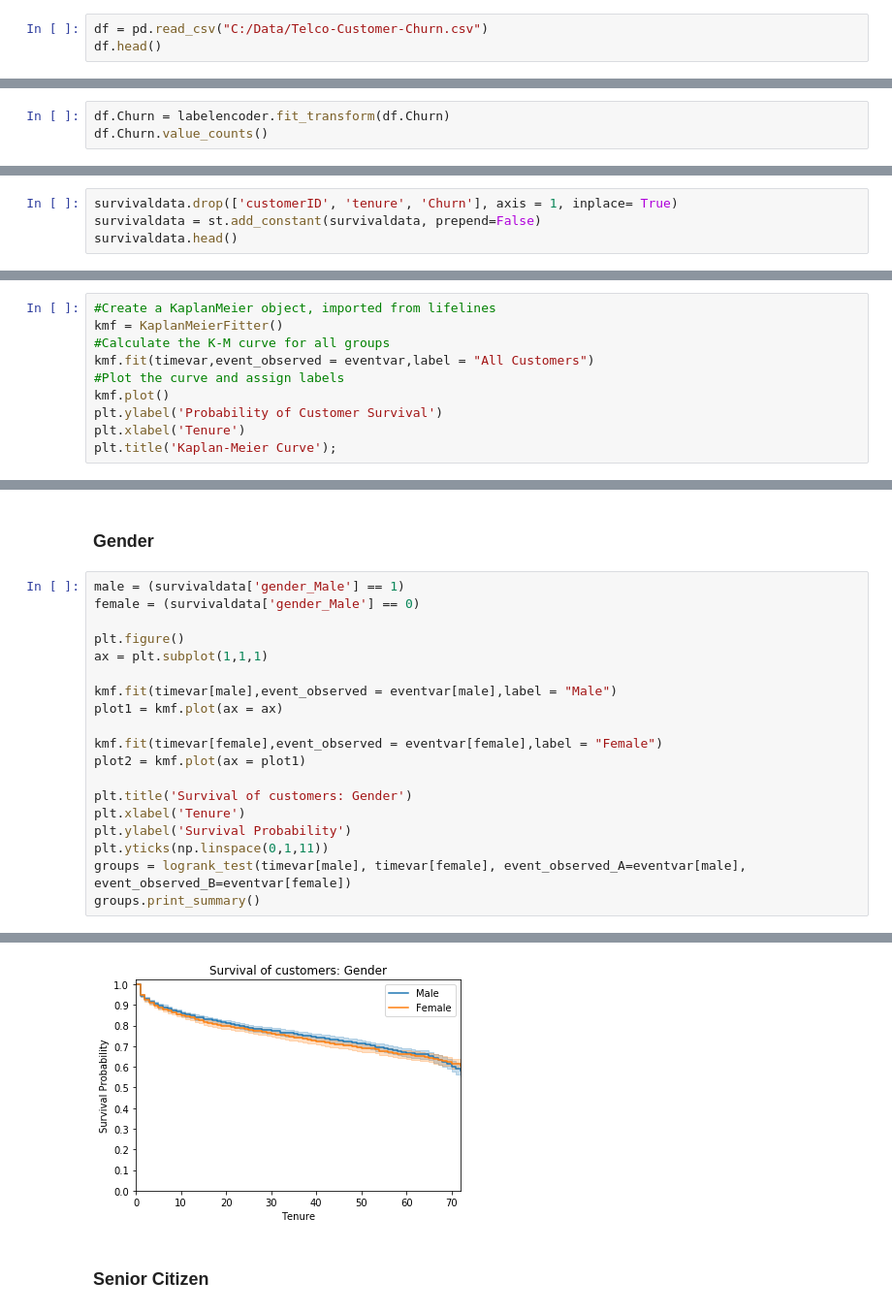
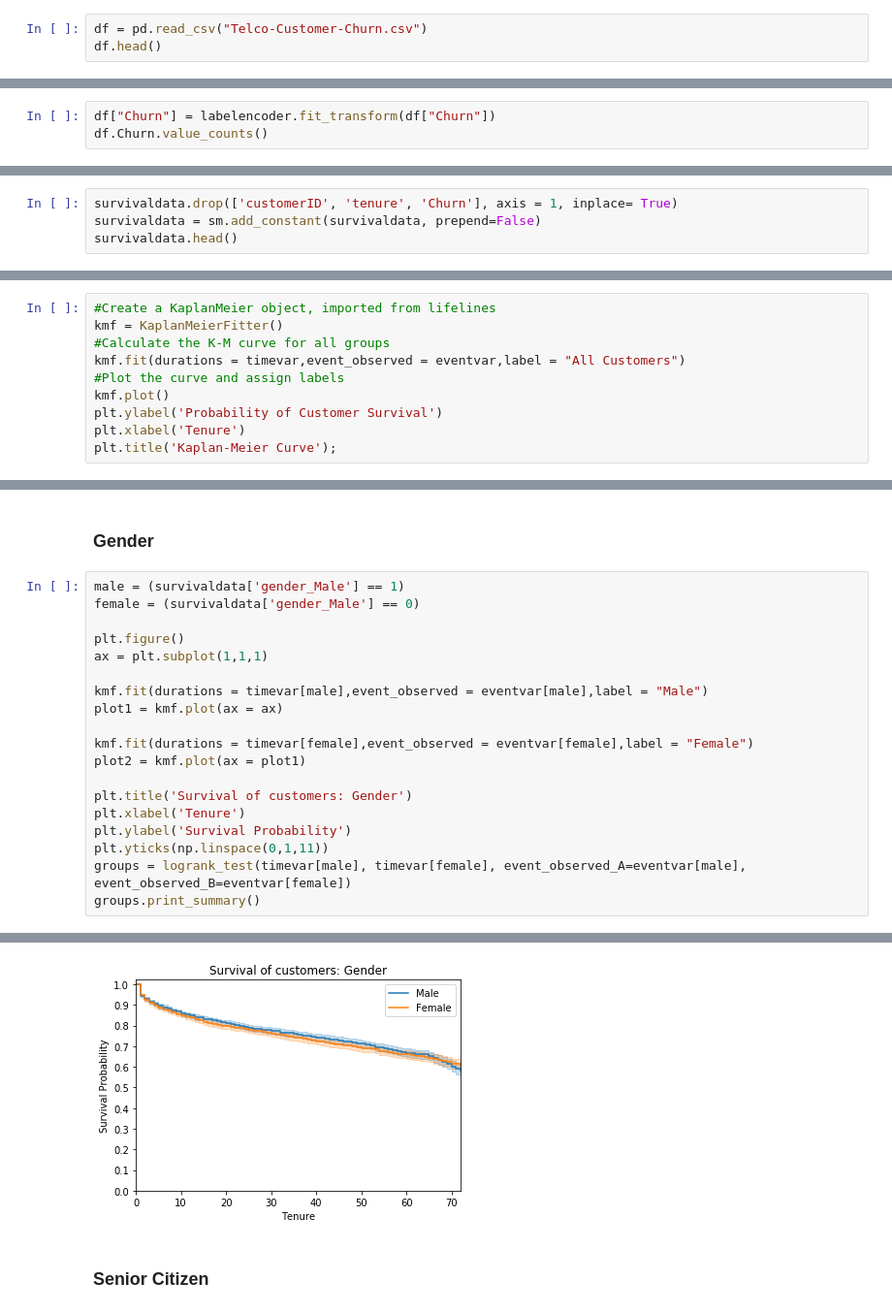
Before and after one commit to HuitingSheng/Customer-Survival-analysis-and-Churn-Prediction, a Jupyter notebook: Customers Survival Analysis.ipynb, the cells around one changed output, grey strips where cells are left out. Shown: that part at 97% size. Cells and saved outputs as stored; diff of their text form.

Commit message:
update survival file

```diff
--- a/Customers Survival Analysis.ipynb
+++ b/Customers Survival Analysis.ipynb
@@ -36,7 +36,7 @@ from lifelines import CoxPHFitter
 # %% [markdown]
 ## Data Preparation
 # %%
-df = pd.read_csv("C:/Data/Telco-Customer-Churn.csv")
+df = pd.read_csv("Telco-Customer-Churn.csv")
 df.head()
 # %% [output]
 |  | customerID | gender | SeniorCitizen | Partner | Dependents | tenure | PhoneService | MultipleLines | ... |
@@ -69,7 +69,7 @@ memory usage: 1.1+ MB
 # %% [markdown]
 Here, Churn is an event which indicates whether customer exited or not. Tenure shows how long customer remained in our service. Both of these variables are very important for customer survival analysis.
 # %%
-df.Churn = labelencoder.fit_transform(df.Churn)
+df["Churn"] = labelencoder.fit_transform(df["Churn"])
 df.Churn.value_counts()
 # %% [output]
 0    5174
@@ -100,7 +100,7 @@ survivaldata.head()
 We need to drop variables such as customerID, tenure, Churn as they are not needed in survival data. Also, we need to add constant for survival analysis.
 # %%
 survivaldata.drop(['customerID', 'tenure', 'Churn'], axis = 1, inplace= True)
-survivaldata = st.add_constant(survivaldata, prepend=False)
+survivaldata = sm.add_constant(survivaldata, prepend=False)
 survivaldata.head()
 # %% [output]
 |  | MonthlyCharges | TotalCharges | gender_Male | SeniorCitizen_1 | Partner_Yes | Dependents_Yes | ... |
@@ -131,7 +131,7 @@ Note that this method does not use any parameters, it only depends on the data o
 #Create a KaplanMeier object, imported from lifelines
 kmf = KaplanMeierFitter()
 #Calculate the K-M curve for all groups
-kmf.fit(timevar,event_observed = eventvar,label = "All Customers")
+kmf.fit(durations = timevar,event_observed = eventvar,label = "All Customers")
 #Plot the curve and assign labels
 kmf.plot()
 plt.ylabel('Probability of Customer Survival')
@@ -182,10 +182,10 @@ female = (survivaldata['gender_Male'] == 0)
 plt.figure()
 ax = plt.subplot(1,1,1)
 
-kmf.fit(timevar[male],event_observed = eventvar[male],label = "Male")
+kmf.fit(durations = timevar[male],event_observed = eventvar[male],label = "Male")
 plot1 = kmf.plot(ax = ax)
 
-kmf.fit(timevar[female],event_observed = eventvar[female],label = "Female")
+kmf.fit(durations = timevar[female],event_observed = eventvar[female],label = "Female")
 plot2 = kmf.plot(ax = plot1)
 
 plt.title('Survival of customers: Gender')
@@ -206,4 +204,4 @@ degrees_of_freedom = 1
-[figure, old version]
+[figure, new version]
 # %% [markdown]
 ### Senior Citizen
 # %%
```
Also changed, not shown: parts of 29 cells of this notebook, 1 other file.
